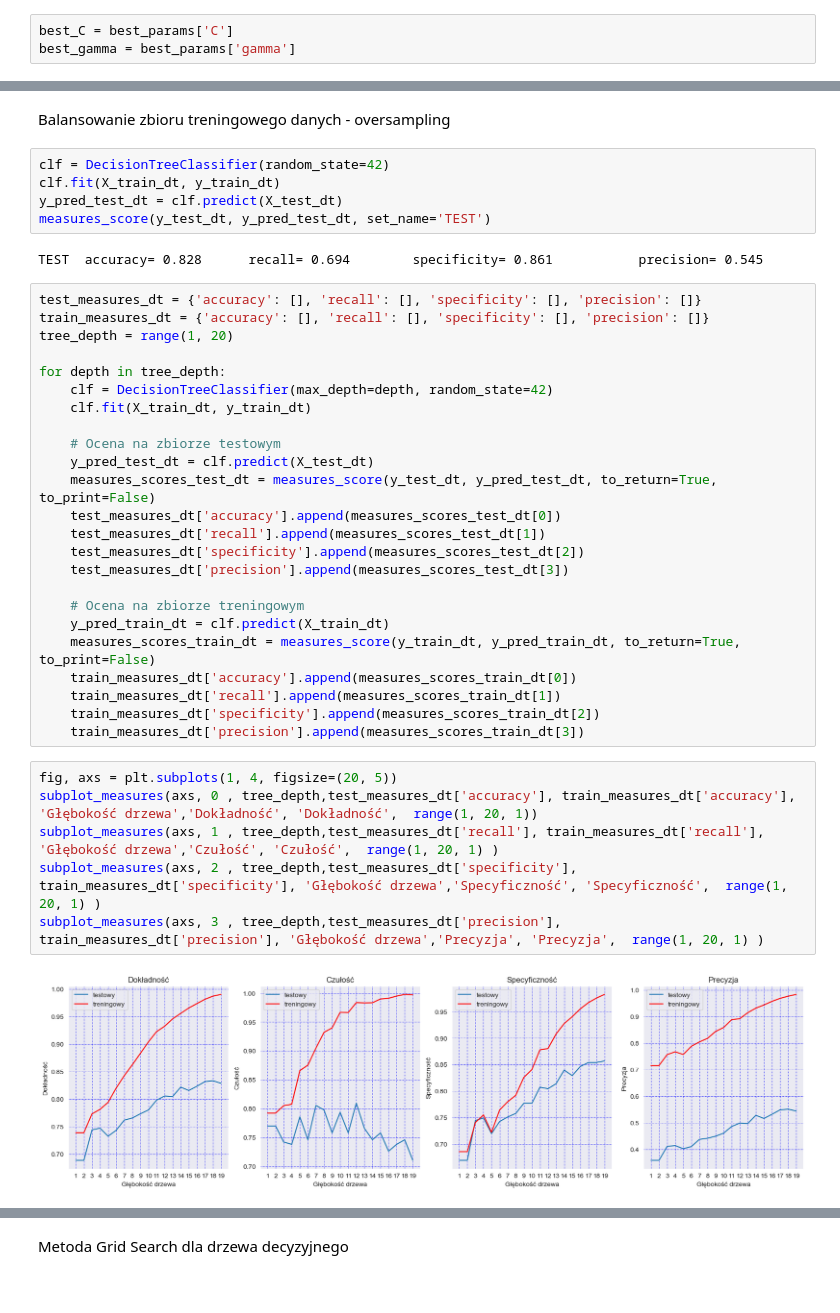
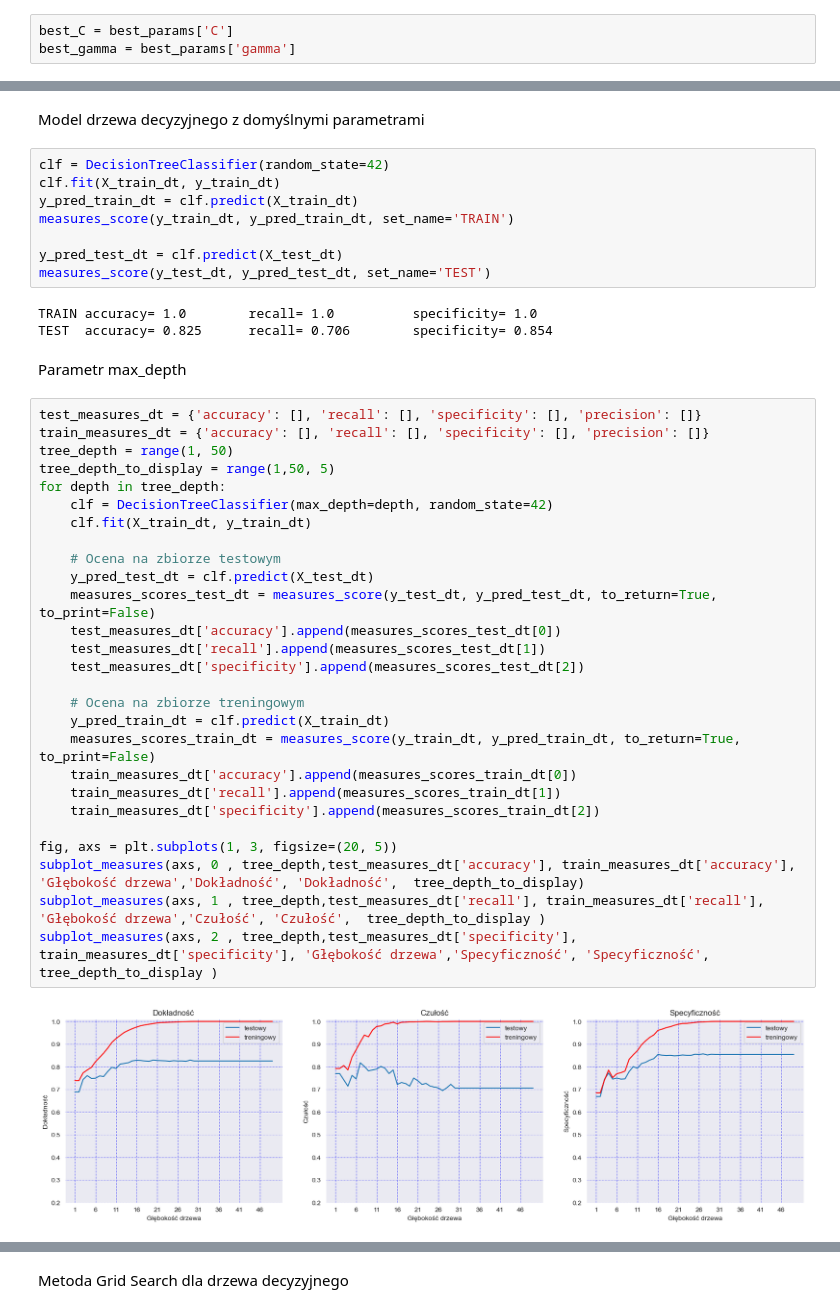
Before and after one commit to kKita9/ProjektUM, a Jupyter notebook: projekt_um_Krotkiewicz_Kita.ipynb, the cells around one changed output, grey strips where cells are left out. Saved outputs shown, nothing was run; the diff lists cells and outputs as text.

Commit message:
Zakonczono prace nad algorytmem drzewa decyzyjnego

```diff
--- a/projekt_um_Krotkiewicz_Kita.ipynb
+++ b/projekt_um_Krotkiewicz_Kita.ipynb
@@ -664,44 +648,47 @@ X_train_dt = X_train.copy()
 X_test_dt =  X_test.copy()
 y_train_dt = y_train.copy()
 y_test_dt = y_test.copy()
-# %% [markdown]
-Balansowanie zbioru treningowego danych -  oversampling
+# %% [markdown]
+Model drzewa decyzyjnego z domyślnymi parametrami
 # %%
 clf = DecisionTreeClassifier(random_state=42)
 clf.fit(X_train_dt, y_train_dt)
+y_pred_train_dt = clf.predict(X_train_dt)
+measures_score(y_train_dt, y_pred_train_dt, set_name='TRAIN')
+
 y_pred_test_dt = clf.predict(X_test_dt)
 measures_score(y_test_dt, y_pred_test_dt, set_name='TEST')
 # %% [output]
-TEST  accuracy= 0.828      recall= 0.694        specificity= 0.861           precision= 0.545
+TRAIN accuracy= 1.0        recall= 1.0          specificity= 1.0
+TEST  accuracy= 0.825      recall= 0.706        specificity= 0.854
+# %% [markdown]
+Parametr max_depth
 # %%
 test_measures_dt = {'accuracy': [], 'recall': [], 'specificity': [], 'precision': []}
 train_measures_dt = {'accuracy': [], 'recall': [], 'specificity': [], 'precision': []}
-tree_depth = range(1, 20)
-
+tree_depth = range(1, 50)
+tree_depth_to_display = range(1,50, 5)
 for depth in tree_depth:
     clf = DecisionTreeClassifier(max_depth=depth, random_state=42)
     clf.fit(X_train_dt, y_train_dt)
 
     # Ocena na zbiorze testowym
     y_pred_test_dt = clf.predict(X_test_dt)
     measures_scores_test_dt = measures_score(y_test_dt, y_pred_test_dt, to_return=True, to_print=False)
     test_measures_dt['accuracy'].append(measures_scores_test_dt[0])
     test_measures_dt['recall'].append(measures_scores_test_dt[1])
     test_measures_dt['specificity'].append(measures_scores_test_dt[2])
-    test_measures_dt['precision'].append(measures_scores_test_dt[3])
 
     # Ocena na zbiorze treningowym
     y_pred_train_dt = clf.predict(X_train_dt)
     measures_scores_train_dt = measures_score(y_train_dt, y_pred_train_dt, to_return=True, to_print=False)
     train_measures_dt['accuracy'].append(measures_scores_train_dt[0])
     train_measures_dt['recall'].append(measures_scores_train_dt[1])
     train_measures_dt['specificity'].append(measures_scores_train_dt[2])
-    train_measures_dt['precision'].append(measures_scores_train_dt[3])
+
+fig, axs = plt.subplots(1, 3, figsize=(20, 5))
+subplot_measures(axs, 0 , tree_depth,test_measures_dt['accuracy'], train_measures_dt['accuracy'], 'Głębokość drzewa','Dokładność', 'Dokładność',  tree_depth_to_display)
+subplot_measures(axs, 1 , tree_depth,test_measures_dt['recall'], train_measures_dt['recall'], 'Głębokość drzewa','Czułość', 'Czułość',  tree_depth_to_display )
+subplot_measures(axs, 2 , tree_depth,test_measures_dt['specificity'], train_measures_dt['specificity'], 'Głębokość drzewa','Specyficzność', 'Specyficzność',  tree_depth_to_display )
+# %% [output]
+[figure, added]
-# %%
-fig, axs = plt.subplots(1, 4, figsize=(20, 5))
-subplot_measures(axs, 0 , tree_depth,test_measures_dt['accuracy'], train_measures_dt['accuracy'], 'Głębokość drzewa','Dokładność', 'Dokładność',  range(1, 20, 1))
-subplot_measures(axs, 1 , tree_depth,test_measures_dt['recall'], train_measures_dt['recall'], 'Głębokość drzewa','Czułość', 'Czułość',  range(1, 20, 1) )
-subplot_measures(axs, 2 , tree_depth,test_measures_dt['specificity'], train_measures_dt['specificity'], 'Głębokość drzewa','Specyficzność', 'Specyficzność',  range(1, 20, 1) )
-subplot_measures(axs, 3 , tree_depth,test_measures_dt['precision'], train_measures_dt['precision'], 'Głębokość drzewa','Precyzja', 'Precyzja',  range(1, 20, 1) )
-# %% [output]
-[figure, removed]
```
Also changed, not shown: parts of 35 cells of this notebook.
